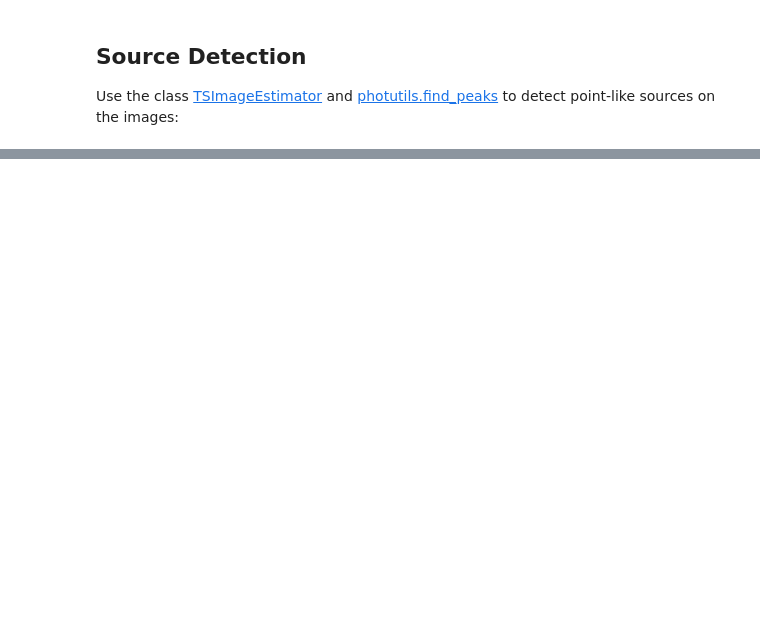
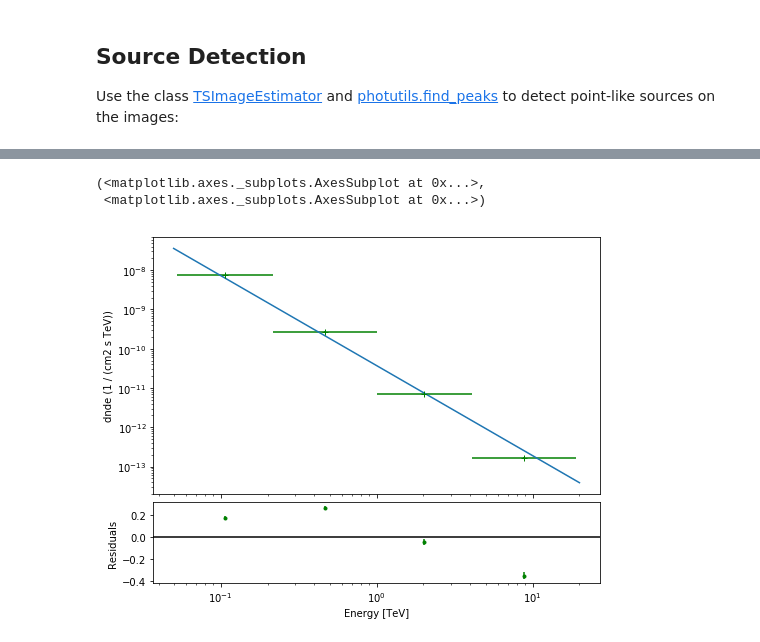
Before and after one commit to HESOFTS/sexten_2017, a Jupyter notebook: simulation/cta_data_analysis.ipynb, the cells around one changed output, grey strips where cells are left out. Cells and saved outputs as stored; diff of their text form; code cells hidden in the pictures; blank space fills up the shorter version.

```diff
--- a/simulation/cta_data_analysis.ipynb
+++ b/simulation/cta_data_analysis.ipynb
@@ -207,0 +332,11 @@ plt.gca().scatter(
+# %%
+model = models.PowerLaw(
+    index = 2.2 * u.Unit(''),
+    amplitude = 1e-11 * u.Unit('cm-2 s-1 TeV-1'),
+    reference = 1 * u.TeV,
+)
+
+fit = SpectrumFit(extract.observations, model)
+fit.fit()
+fit.est_errors()
+print(fit.result[0])
@@ -207,0 +361,18 @@ plt.gca().scatter(
+# %%
+# Flux points are computed on stacked observation
+stacked_obs = extract.observations.stack()
+print(stacked_obs)
+
+ebounds = EnergyBounds.equal_log_spacing(0.05, 20, 4, unit = u.TeV)
+
+seg = SpectrumEnergyGroupMaker(obs=stacked_obs)
+seg.compute_range_safe()
+seg.compute_groups_fixed(ebounds=ebounds)
+
+fpe = FluxPointEstimator(
+    obs=stacked_obs,
+    groups=seg.groups,
+    model=fit.result[0].model,
+)
+fpe.compute_points()
+fpe.flux_points.table
@@ -207,0 +401,15 @@ plt.gca().scatter(
+# %%
+total_result = SpectrumResult(
+    model=fit.result[0].model,
+    points=fpe.flux_points,
+)
+
+total_result.plot(
+    energy_range = [0.05, 20] * u.TeV,
+    fig_kwargs=dict(figsize=(8,8)),
+    point_kwargs=dict(color='green'),
+)
+# %% [output]
+(<matplotlib.axes._subplots.AxesSubplot at 0x...>,
+ <matplotlib.axes._subplots.AxesSubplot at 0x...>)
+[figure, added]
```
Also changed, not shown: parts of 28 cells of this notebook, 2 other files.
